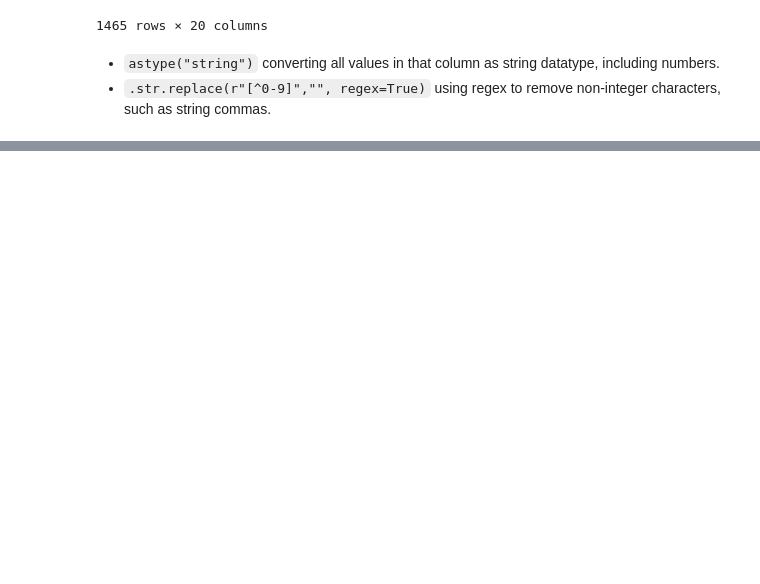
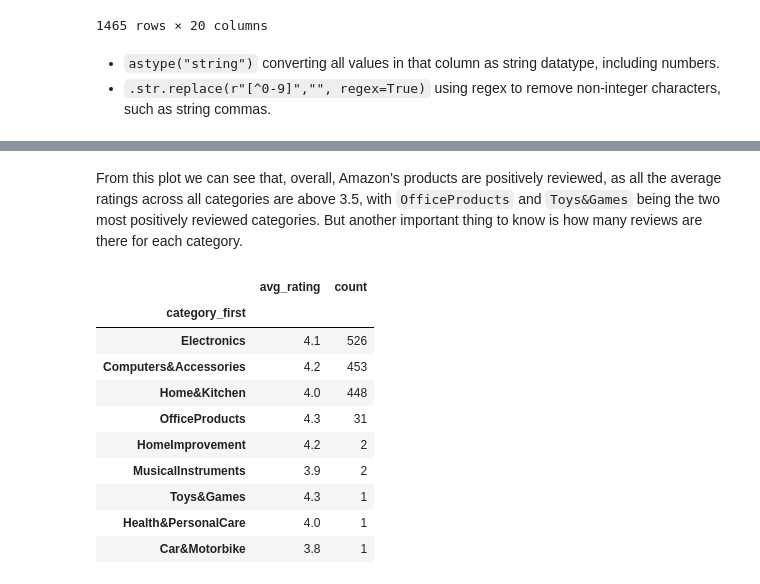
Before and after one commit to juanyeremia/amazon_dataset_analysis, a Jupyter notebook: amazon_eda.ipynb, the cells around one changed output, grey strips where cells are left out. Cells and saved outputs as stored; diff of their text form; code cells hidden in the pictures; blank space fills up the shorter version.

```diff
--- a/amazon_eda.ipynb
+++ b/amazon_eda.ipynb
@@ -206,0 +227,26 @@ Name: rating_num, dtype: float64
+# %% [markdown]
+From this plot we can see that, overall, Amazon's products are positively reviewed, as all the average ratings across all categories are above 3.5, with `OfficeProducts` and `Toys&Games` being the two most positively reviewed categories. But another important thing to know is how many reviews are there for each category.
+# %%
+# Obtain frequency of each category
+df_rating_count = df["category_first"].value_counts()
+
+# Merge data for easier visualization
+df_rating_avg_count = df_avg_cat.merge(
+    df_rating_count,
+    on="category_first",
+    how="left"
+).sort_values(by="count", ascending=False)
+
+df_rating_avg_count
+# %% [output]
+|  | avg_rating | count |
+| category_first |  |  |
+| Electronics | 4.1 | 526 |
+| Computers&Accessories | 4.2 | 453 |
+| Home&Kitchen | 4.0 | 448 |
+| OfficeProducts | 4.3 | 31 |
+| HomeImprovement | 4.2 | 2 |
+| MusicalInstruments | 3.9 | 2 |
+| Toys&Games | 4.3 | 1 |
+| Health&PersonalCare | 4.0 | 1 |
+| Car&Motorbike | 3.8 | 1 |
```
Also changed, not shown: parts of 6 cells of this notebook.
